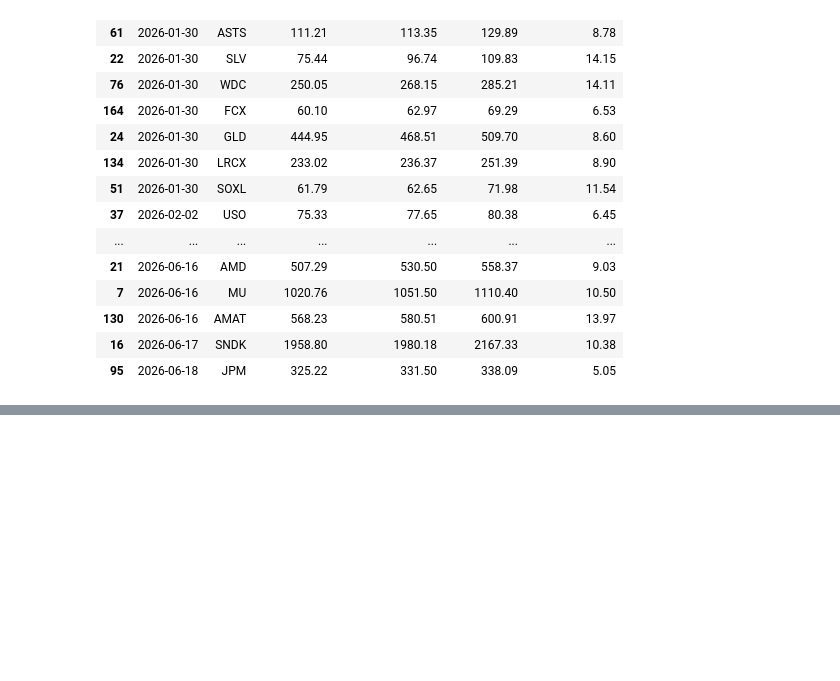
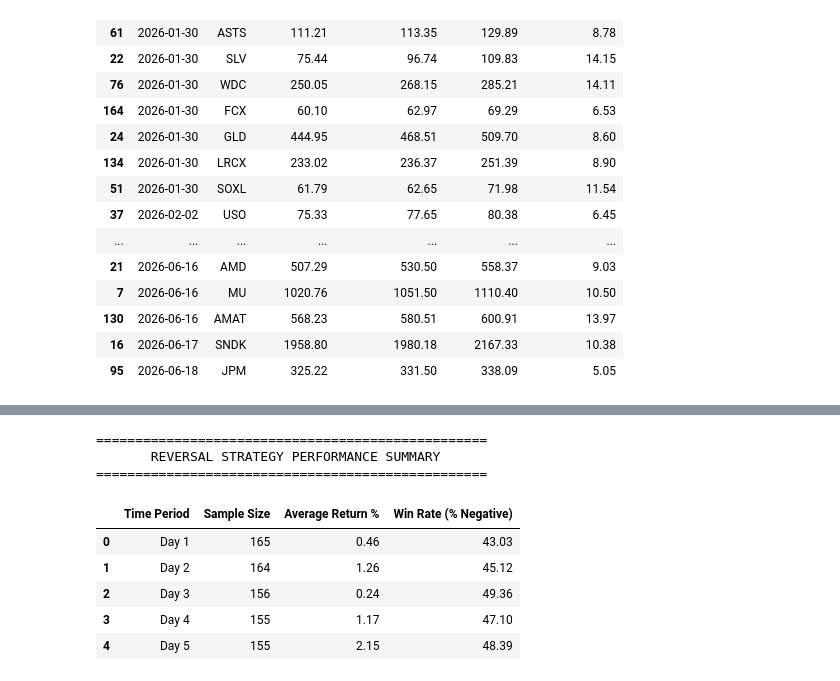
Before and after one commit to jhenningsen/Equity_Analysis, a Jupyter notebook: Top_Reversal/Top_Reversal.ipynb, the cells around one changed output, grey strips where cells are left out. Drawn from its saved outputs; the diff is of its cells as text; code cells hidden in the pictures; blank space fills up the shorter version.

```diff
--- a/Top_Reversal/Top_Reversal.ipynb
+++ b/Top_Reversal/Top_Reversal.ipynb
@@ -218,0 +289,51 @@ else:
+# %%
+import pandas as pd
+
+# Define the return columns we want to analyze
+return_cols = [f'Day {i} Return %' for i in range(1, 6)]
+
+summary_metrics = []
+
+for col in return_cols:
+    # Drop NaN values to ensure accurate calculations for recent triggers
+    valid_returns = performance_df[col].dropna()
+
+    if len(valid_returns) > 0:
+        avg_return = valid_returns.mean()
+
+        # Count sessions where the asset dropped (Negative Return = Strategy Success)
+        negative_trades = valid_returns[valid_returns < 0]
+        pct_negative = (len(negative_trades) / len(valid_returns)) * 100
+
+        summary_metrics.append({
+            'Time Period': col.replace(' Return %', ''),
+            'Sample Size': len(valid_returns),
+            'Average Return %': round(float(avg_return), 2),
+            'Win Rate (% Negative)': round(float(pct_negative), 2)
+        })
+    else:
+        summary_metrics.append({
+            'Time Period': col.replace(' Return %', ''),
+            'Sample Size': 0,
+            'Average Return %': 0.0,
+            'Win Rate (% Negative)': 0.0
+        })
+
+# Convert to DataFrame for a clean, structural display
+summary_df = pd.DataFrame(summary_metrics)
+
+print("=" * 50)
+print("       REVERSAL STRATEGY PERFORMANCE SUMMARY       ")
+print("=" * 50)
+with pd.option_context('display.max_rows', None, 'display.max_columns', None):
+    display(summary_df)
+# %% [output]
+==================================================
+       REVERSAL STRATEGY PERFORMANCE SUMMARY
+==================================================
+|  | Time Period | Sample Size | Average Return % | Win Rate (% Negative) |
+| 0 | Day 1 | 165 | 0.46 | 43.03 |
+| 1 | Day 2 | 164 | 1.26 | 45.12 |
+| 2 | Day 3 | 156 | 0.24 | 49.36 |
+| 3 | Day 4 | 155 | 1.17 | 47.10 |
+| 4 | Day 5 | 155 | 2.15 | 48.39 |
```
Also changed, not shown: parts of 4 cells of this notebook.
